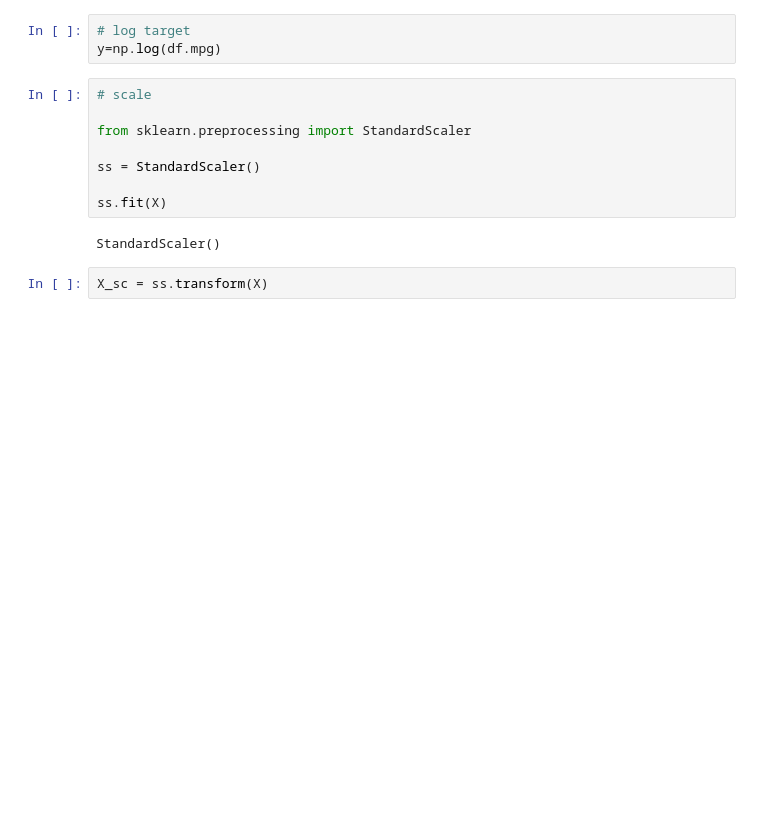
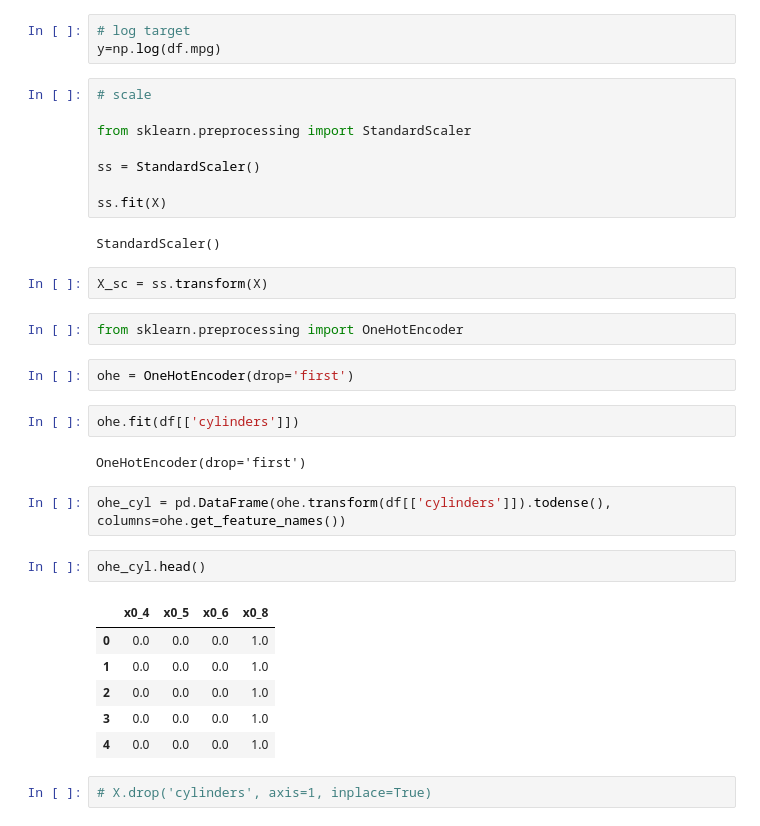
Before and after one commit to JasmineHuang25/ntl01-dtsc-live-103122, a Jupyter notebook: 2Phase/P2-Code-Challenge-Review.ipynb, the cells around one changed output. Cells and saved outputs as stored; diff of their text form; blank space fills up the shorter version.

```diff
--- a/2Phase/P2-Code-Challenge-Review.ipynb
+++ b/2Phase/P2-Code-Challenge-Review.ipynb
@@ -475,3 +484,24 @@ ss.fit(X)
 StandardScaler()
 # %%
 X_sc = ss.transform(X)
+# %%
+from sklearn.preprocessing import OneHotEncoder
+# %%
+ohe = OneHotEncoder(drop='first')
+# %%
+ohe.fit(df[['cylinders']])
+# %% [output]
+OneHotEncoder(drop='first')
+# %%
+ohe_cyl = pd.DataFrame(ohe.transform(df[['cylinders']]).todense(), columns=ohe.get_feature_names())
+# %%
+ohe_cyl.head()
+# %% [output]
+|  | x0_4 | x0_5 | x0_6 | x0_8 |
+| 0 | 0.0 | 0.0 | 0.0 | 1.0 |
+| 1 | 0.0 | 0.0 | 0.0 | 1.0 |
+| 2 | 0.0 | 0.0 | 0.0 | 1.0 |
+| 3 | 0.0 | 0.0 | 0.0 | 1.0 |
+| 4 | 0.0 | 0.0 | 0.0 | 1.0 |
+# %%
+# X.drop('cylinders', axis=1, inplace=True)
```
Also changed, not shown: parts of 12 cells of this notebook.
